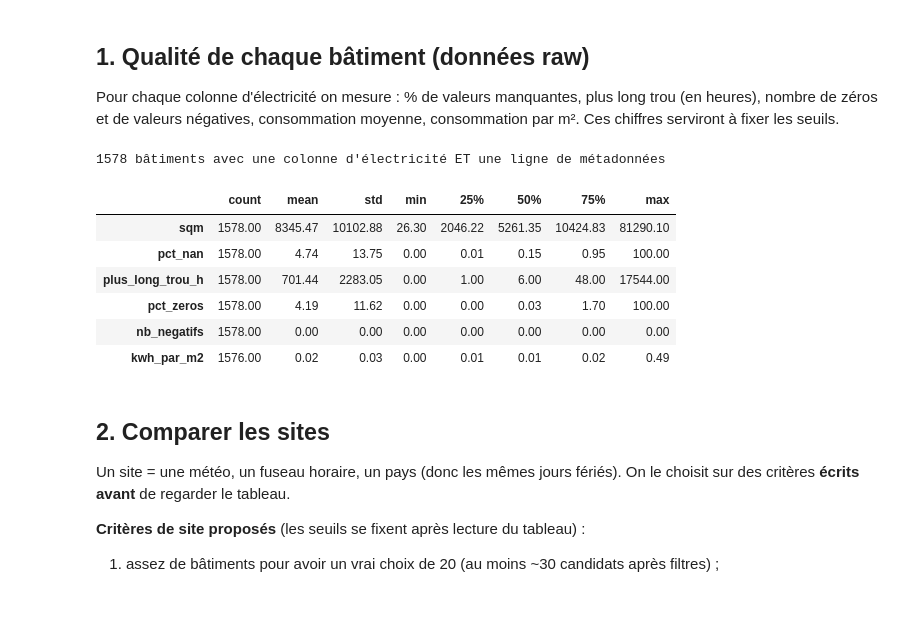
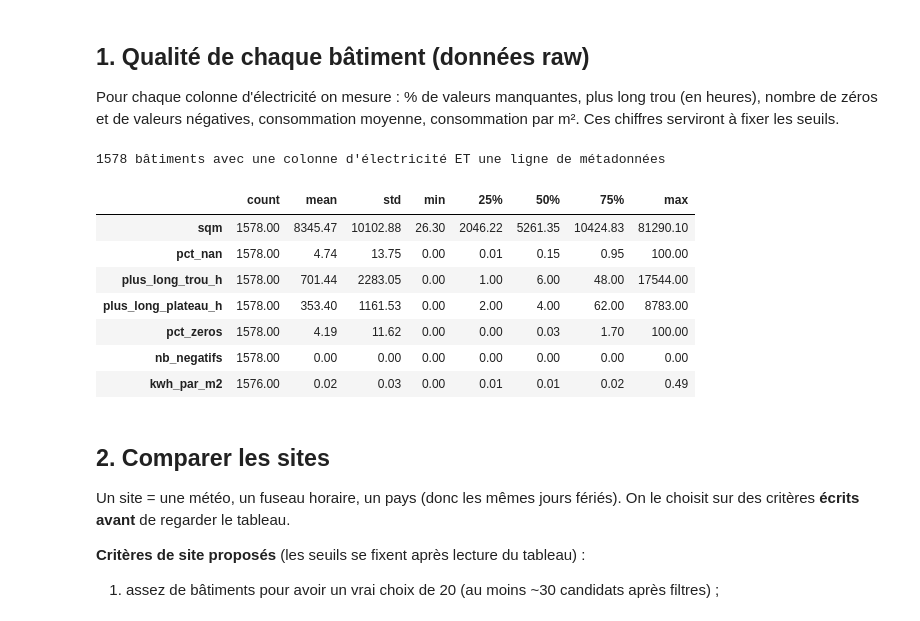
Before and after one commit to rania-532/Prevision_consommation_electrique_batiments, a Jupyter notebook: projet/notebooks/02-selection-batiments.ipynb, the cells around one changed output. Cells and saved outputs as stored; diff of their text form; code cells hidden in the pictures.

```diff
--- a/projet/notebooks/02-selection-batiments.ipynb
+++ b/projet/notebooks/02-selection-batiments.ipynb
@@ -41,6 +41,11 @@ def dominant(serie):
 def plus_long_trou(serie):
     """Plus longue suite d'heures manquantes consécutives."""
     return int(runs(serie.isna()).max())
+
+def plus_long_plateau(serie):
+    """Plus longue suite d'heures où la mesure ne change pas (valeur non nulle) : un compteur bloqué."""
+    fige = (serie.diff() == 0) & (serie != 0)
+    return int(runs(fige).max()) + 1 if fige.any() else 0
 # %%
 meta = pd.read_csv(RAW / "metadata.csv")
 elec = pd.read_csv(RAW / "electricity.csv", parse_dates=["timestamp"], index_col="timestamp")
@@ -55,21 +60,23 @@ Pour chaque colonne d'électricité on mesure : % de valeurs manquantes, plus lo
 # %%
 colonnes = elec.columns.intersection(meta["building_id"])
 m = meta.drop_duplicates("building_id").set_index("building_id").loc[colonnes].copy()
 m.index.name = "building_id"
 m["pct_nan"] = elec[colonnes].isna().mean() * 100
 m["plus_long_trou_h"] = elec[colonnes].apply(plus_long_trou)
+m["plus_long_plateau_h"] = elec[colonnes].apply(plus_long_plateau)
 m["pct_zeros"] = (elec[colonnes] == 0).mean() * 100
 m["nb_negatifs"] = (elec[colonnes] < 0).sum()
 m["kwh_moyen"] = elec[colonnes].mean()
 m["kwh_par_m2"] = m["kwh_moyen"] / m["sqm"]
 print(len(m), "bâtiments avec une colonne d'électricité ET une ligne de métadonnées")
-m[["site_id", "primaryspaceusage", "sqm", "pct_nan", "plus_long_trou_h", "pct_zeros", "nb_negatifs", "kwh_par_m2"]].describe().T
+m[["site_id", "primaryspaceusage", "sqm", "pct_nan", "plus_long_trou_h", "plus_long_plateau_h", "pct_zeros", "nb_negatifs", "kwh_par_m2"]].describe().T
 # %% [output]
 1578 bâtiments avec une colonne d'électricité ET une ligne de métadonnées
 |  | count | mean | std | min | 25% | 50% | 75% | max |
 | sqm | 1578.00 | 8345.47 | 10102.88 | 26.30 | 2046.22 | 5261.35 | 10424.83 | 81290.10 |
 | pct_nan | 1578.00 | 4.74 | 13.75 | 0.00 | 0.01 | 0.15 | 0.95 | 100.00 |
 | plus_long_trou_h | 1578.00 | 701.44 | 2283.05 | 0.00 | 1.00 | 6.00 | 48.00 | 17544.00 |
+| plus_long_plateau_h | 1578.00 | 353.40 | 1161.53 | 0.00 | 2.00 | 4.00 | 62.00 | 8783.00 |
 | pct_zeros | 1578.00 | 4.19 | 11.62 | 0.00 | 0.00 | 0.03 | 1.70 | 100.00 |
 | nb_negatifs | 1578.00 | 0.00 | 0.00 | 0.00 | 0.00 | 0.00 | 0.00 | 0.00 |
 | kwh_par_m2 | 1576.00 | 0.02 | 0.03 | 0.00 | 0.01 | 0.01 | 0.02 | 0.49 |
```
Also changed, not shown: parts of 11 cells of this notebook.
